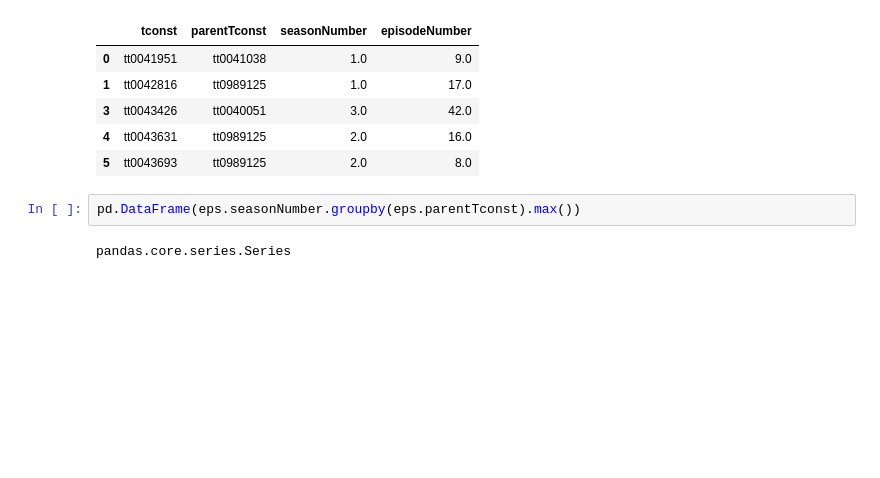
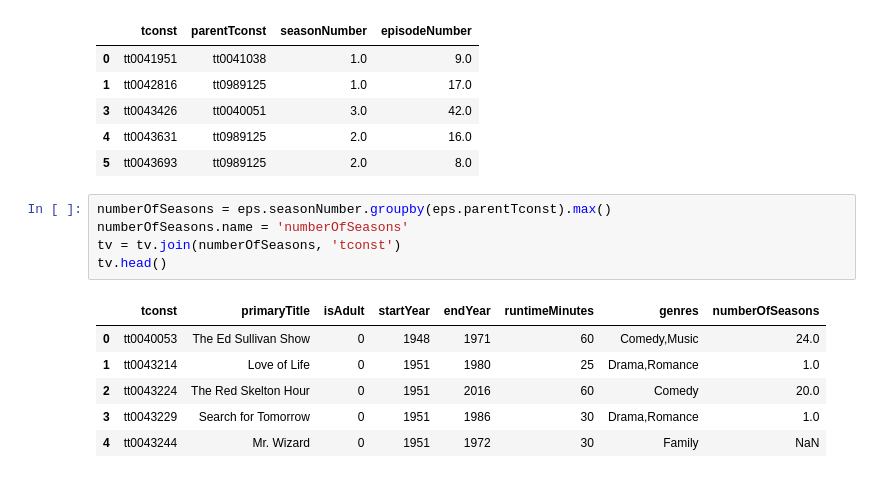
Before and after one commit to claireramming/imdb_tvshows, a Jupyter notebook: IMDB_tv_series.ipynb, the cells around one changed output. Drawn from its saved outputs; the diff is of its cells as text; blank space fills up the shorter version.

```diff
--- a/IMDB_tv_series.ipynb
+++ b/IMDB_tv_series.ipynb
@@ -117,6 +121,14 @@ eps.head()
 | 4 | tt0043631 | tt0989125 | 2.0 | 16.0 |
 | 5 | tt0043693 | tt0989125 | 2.0 | 8.0 |
 # %%
-pd.DataFrame(eps.seasonNumber.groupby(eps.parentTconst).max())
+numberOfSeasons = eps.seasonNumber.groupby(eps.parentTconst).max()
+numberOfSeasons.name = 'numberOfSeasons'
+tv = tv.join(numberOfSeasons, 'tconst')
+tv.head()
 # %% [output]
-pandas.core.series.Series
+|  | tconst | primaryTitle | isAdult | startYear | endYear | runtimeMinutes | genres | numberOfSeasons |
+| 0 | tt0040053 | The Ed Sullivan Show | 0 | 1948 | 1971 | 60 | Comedy,Music | 24.0 |
+| 1 | tt0043214 | Love of Life | 0 | 1951 | 1980 | 25 | Drama,Romance | 1.0 |
+| 2 | tt0043224 | The Red Skelton Hour | 0 | 1951 | 2016 | 60 | Comedy | 20.0 |
+| 3 | tt0043229 | Search for Tomorrow | 0 | 1951 | 1986 | 30 | Drama,Romance | 1.0 |
+| 4 | tt0043244 | Mr. Wizard | 0 | 1951 | 1972 | 30 | Family | NaN |
```
Also changed, not shown: parts of 9 cells of this notebook.
